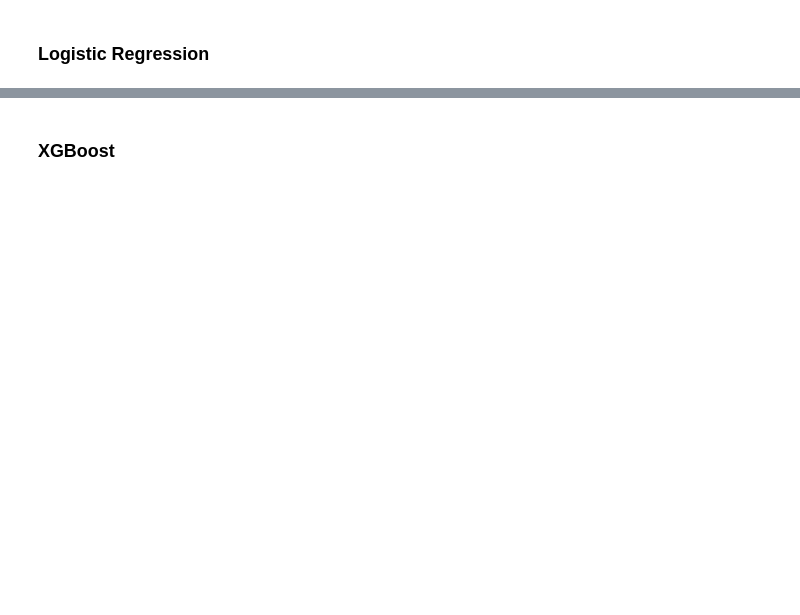
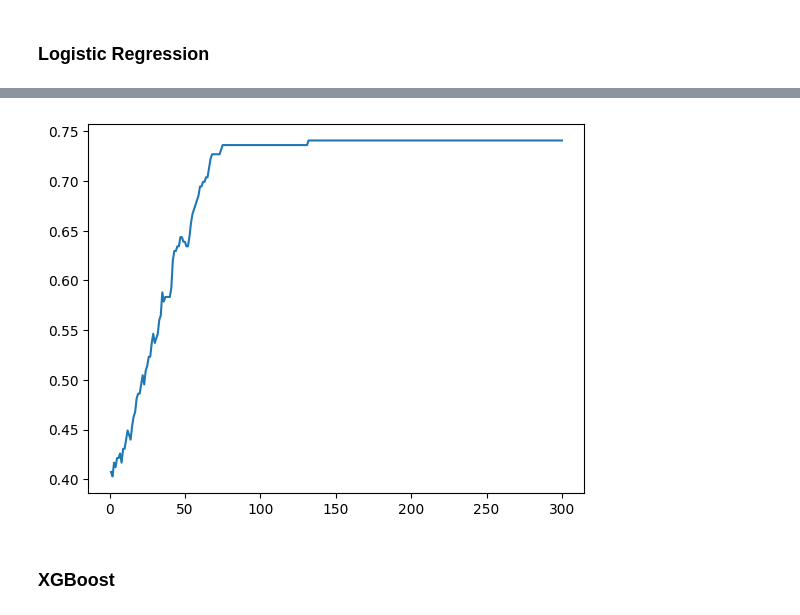
Before and after one commit to claireboyd/dirty_comments_and_clean_plates, a Jupyter notebook: models/model_framework.ipynb, the cells around one changed output, grey strips where cells are left out. Saved outputs shown, nothing was run; the diff lists cells and outputs as text; code cells hidden in the pictures; blank space fills up the shorter version.

```diff
--- a/models/model_framework.ipynb
+++ b/models/model_framework.ipynb
@@ -156,24 +172,23 @@ plot_accuracies(swm_val_accuracies)
 ### Logistic Regression
 # %%
 class LogisticRegression(torch.nn.Module):
-    def __init__(self, n_inputs, n_outputs):
+    def __init__(self, n_inputs, num_labels):
         super(LogisticRegression, self).__init__()
-        self.linear = torch.nn.Linear(n_inputs, n_outputs)
-        self.nonlinearity = nn.Sigmoid()
+        self.linear = torch.nn.Linear(n_inputs, num_labels)
 
     def forward(self, x):
-        y_pred = self.nonlinearity(self.linear(x))
-        return y_pred
+
+        return F.log_softmax(self.linear(x), dim=1)
 # %%
 # ADD THE RIGHT DIMENSIONS HERE?
 n_inputs = 7000
-n_outputs = 32
+n_outputs = 2
 
 log_regr_model = LogisticRegression(n_inputs, n_outputs)
-epochs=300
-lr = 0.01
+epochs = 300
+lr = 1e-05
 optimizer = torch.optim.SGD(log_regr_model.parameters(), lr=lr)
-loss_function = torch.nn.CrossEntropyLoss()
+loss_function = nn.NLLLoss()
 
 swm_val_accuracies = train_model(log_regr_model, train_dataloader, val_dataloader, optimizer, loss_function, epochs)
 # %% [output]
@@ -181,2 +198,6 @@ RuntimeError: The size of tensor a (32) must match the size of tensor b (24) at
+# %%
+plot_accuracies(swm_val_accuracies)
+# %% [output]
+[figure, added]
 # %% [markdown]
 ### XGBoost
```
Also changed, not shown: parts of 12 cells of this notebook, 1 other file.
